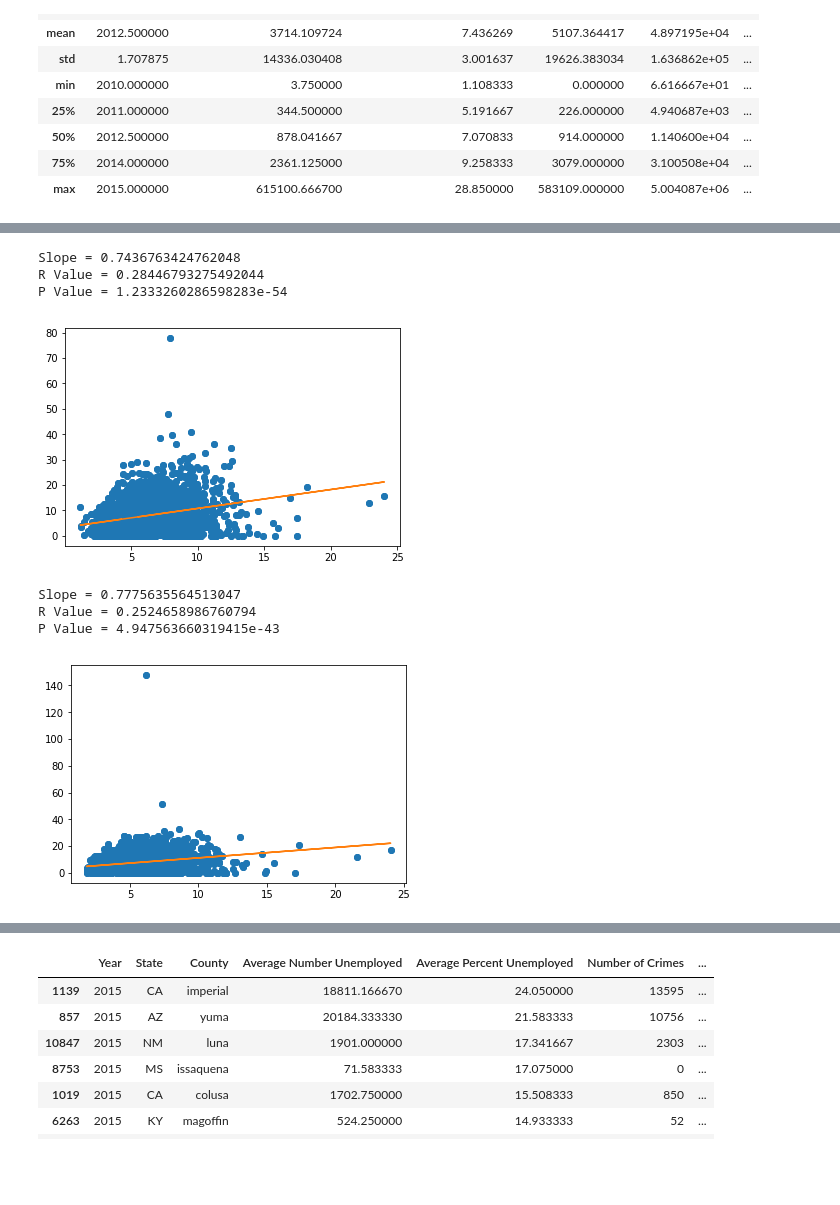
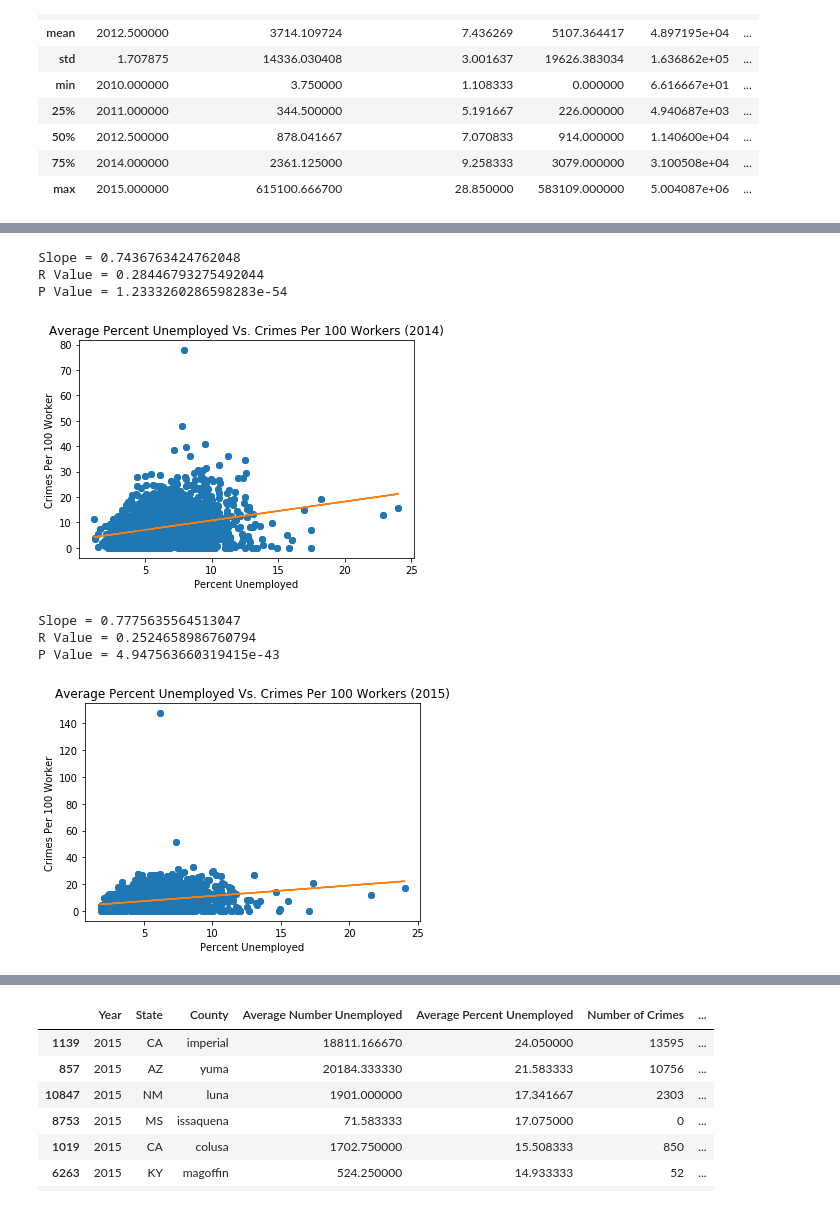
Before and after one commit to DLaury/ProjectOne, a Jupyter notebook: MergedDF.ipynb, the cells around one changed output, grey strips where cells are left out. Saved outputs shown, nothing was run; the diff lists cells and outputs as text; code cells hidden in the pictures; blank space fills up the shorter version.

```diff
--- a/MergedDF.ipynb
+++ b/MergedDF.ipynb
@@ -150,19 +165,23 @@ P Value = 7.582337529151424e-55
 # %%
 plt.scatter(year2014DF['Average Percent Unemployed'], year2014DF['Crimes Per 100 Workers'])
 x4 = year2014DF['Average Percent Unemployed']
 y4 = year2014DF['Crimes Per 100 Workers']
 slope, intercept, r_value, p_value, std_err = stats.linregress(x4,y4)
 line4 = slope*x4+intercept
 
 plt.plot(x4,y4,'o', x4, line4)
+plt.title('Average Percent Unemployed Vs. Crimes Per 100 Workers (2014)')
+plt.xlabel("Percent Unemployed")
+plt.ylabel('Crimes Per 100 Worker')
 print(f"Slope = {slope}")
 print(f"R Value = {r_value}")
 print(f"P Value = {p_value}")
+plt.savefig('Unemployment_Vs_Crime2014.png')
 # %% [output]
 Slope = 0.7436763424762048
 R Value = 0.28446793275492044
 P Value = 1.2333260286598283e-54
-[figure, old version]
+[figure, new version]
 # %%
 plt.scatter(year2015DF['Average Percent Unemployed'], year2015DF['Crimes Per 100 Workers'])
 x5 = year2015DF['Average Percent Unemployed']
@@ -171,14 +190,18 @@ slope, intercept, r_value, p_value, std_err = stats.linregress(x5,y5)
 line5 = slope*x5+intercept
 
 plt.plot(x5,y5,'o', x5, line5)
+plt.title('Average Percent Unemployed Vs. Crimes Per 100 Workers (2015)')
+plt.xlabel("Percent Unemployed")
+plt.ylabel('Crimes Per 100 Worker')
 print(f"Slope = {slope}")
 print(f"R Value = {r_value}")
 print(f"P Value = {p_value}")
+plt.savefig('Unemployment_Vs_Crime2015.png')
 # %% [output]
 Slope = 0.7775635564513047
 R Value = 0.2524658986760794
 P Value = 4.947563660319415e-43
-[figure, old version]
+[figure, new version]
 # %%
 year2010DF['Crimes Per Worker'] = year2010DF['Number of Crimes'] / year2010DF['Total Labor Force']
 year2011DF['Crimes Per Worker'] = year2011DF['Number of Crimes'] / year2011DF['Total Labor Force']
```
Also changed, not shown: parts of 44 cells of this notebook, 26 other files.
